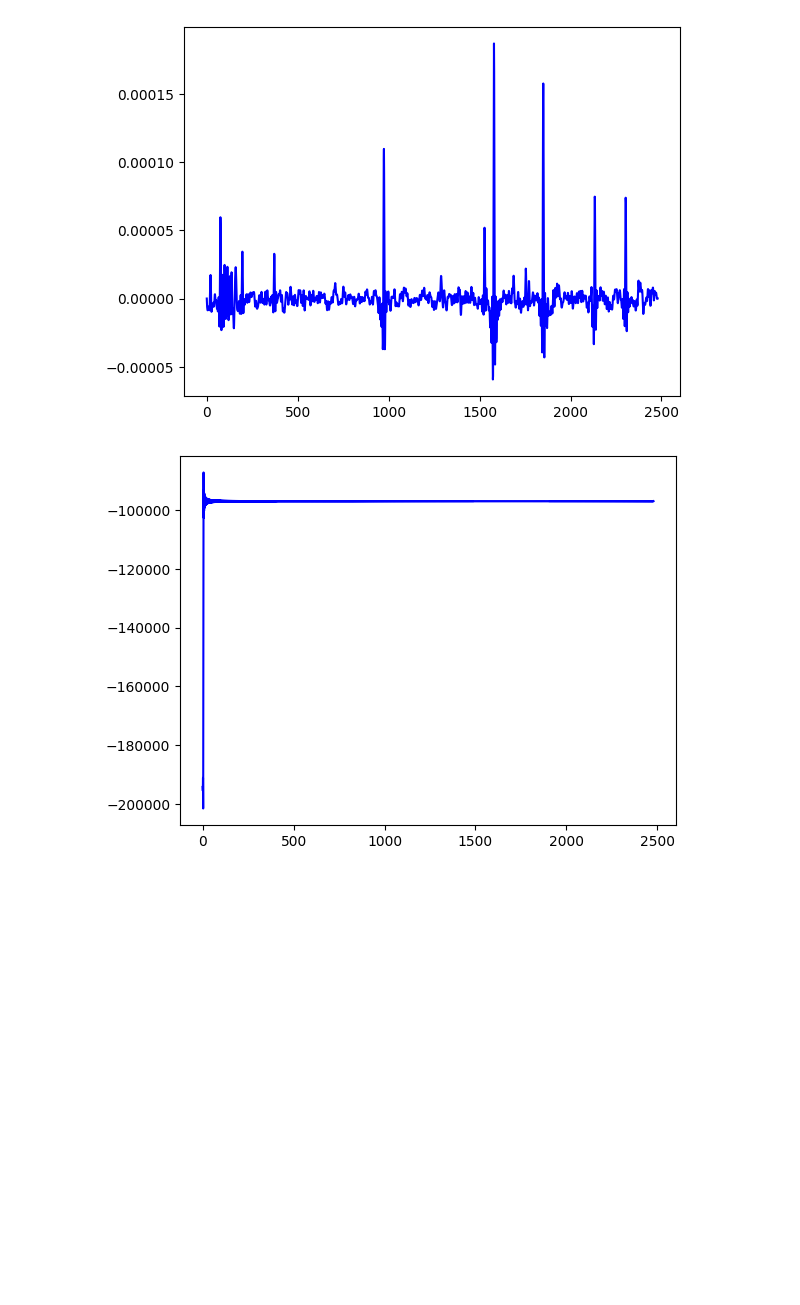
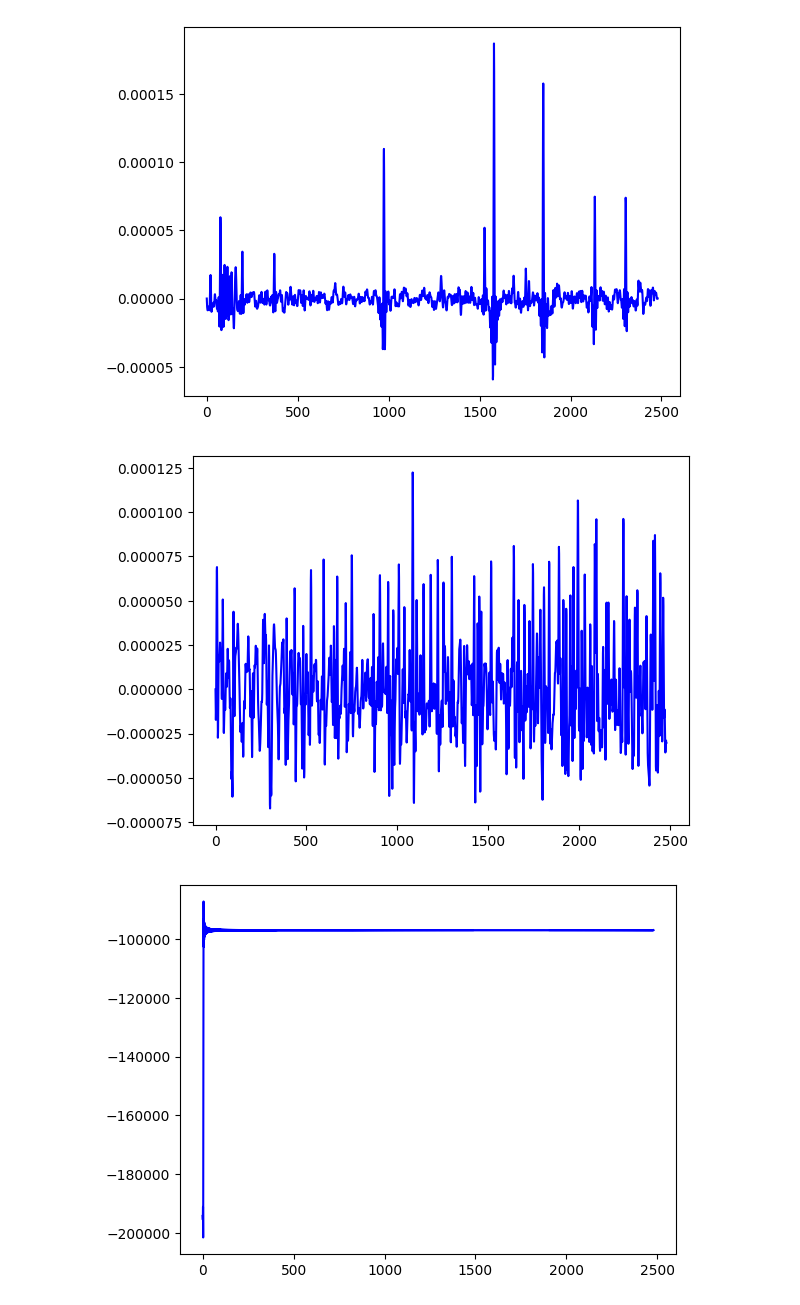
Before and after one commit to manuuuv/TFG, a Jupyter notebook: Quantum_RC_Manuel_senyales_reales.ipynb, the cells around one changed output. Saved outputs shown, nothing was run; the diff lists cells and outputs as text; code cells hidden in the pictures; blank space fills up the shorter version.

```diff
--- a/Quantum_RC_Manuel_senyales_reales.ipynb
+++ b/Quantum_RC_Manuel_senyales_reales.ipynb
@@ -24,6 +25,14 @@ plt.plot(range(muestra.shape[0]), muestra[:,0], color = 'blue')
 plt.show()
 # %% [output]
 [figure]
+# %%
+# EEG del sujeto 2.
+sujeto2 = eeg_young[1,:,:]
+
+plt.plot(range(sujeto2.shape[0]), sujeto2[:,0], color = 'blue')
+plt.show()
+# %% [output]
+[figure, added]
 # %%
 # Función para aplicar un filtro pasa-banda
 def bandpass_filter(data, lowcut, highcut, fs, order=4):
```
Also changed, not shown: parts of 13 cells of this notebook, 7 other files.
